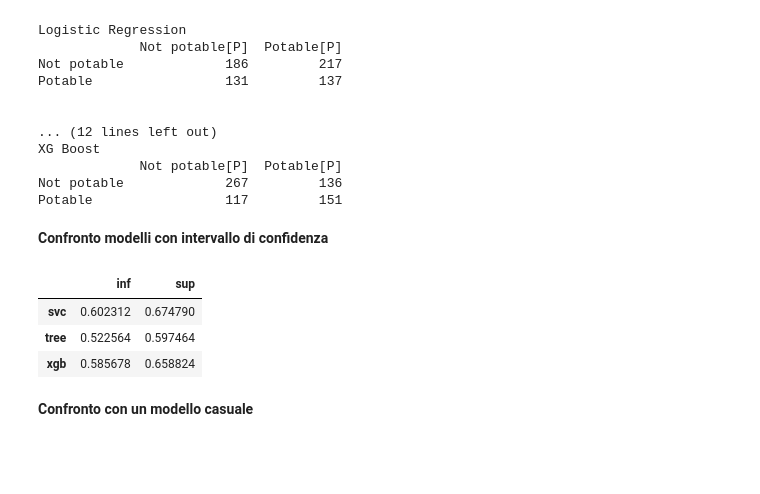
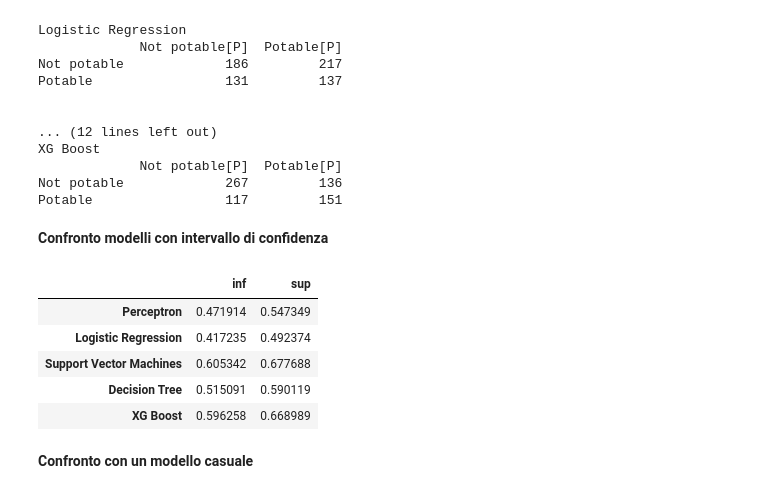
Before and after one commit to aleshark87/data-intensive-project, a Jupyter notebook: Progetto.ipynb, the cells around one changed output. Saved outputs shown, nothing was run; the diff lists cells and outputs as text; code cells hidden in the pictures; blank space fills up the shorter version.

```diff
--- a/Progetto.ipynb
+++ b/Progetto.ipynb
@@ -666,15 +666,23 @@ def confidence_interval(accuracy, N, Z):
 # %%
 #Intervallo di confidenza al 95%
 Z = 1.96
-pd.DataFrame([confidence_interval(accuracy(svc_confusion_m), len(X_val), Z),
+[confidence_interval(accuracy(svc_confusion_m), len(X_val), Z),
               confidence_interval(accuracy(tree_confusion_m), len(X_val), Z),
-              confidence_interval(accuracy(xgb_confusion_m), len(X_val), Z)],
-                 index=["svc", "tree", "xgb"], columns=["inf", "sup"])
+              confidence_interval(accuracy(xgb_confusion_m), len(X_val), Z)]
+pd.DataFrame([confidence_interval(accuracy(confusion_m[models[0]]), len(X_val), Z),
+              confidence_interval(accuracy(confusion_m[models[1]]), len(X_val), Z),
+              confidence_interval(accuracy(confusion_m[models[2]]), len(X_val), Z),
+              confidence_interval(accuracy(confusion_m[models[3]]), len(X_val), Z),
+              confidence_interval(accuracy(confusion_m[models[4]]), len(X_val), Z)],
+              index=models,
+                columns=["inf", "sup"])
 # %% [output]
 |  | inf | sup |
-| svc | 0.602312 | 0.674790 |
-| tree | 0.522564 | 0.597464 |
-| xgb | 0.585678 | 0.658824 |
+| Perceptron | 0.471914 | 0.547349 |
+| Logistic Regression | 0.417235 | 0.492374 |
+| Support Vector Machines | 0.605342 | 0.677688 |
+| Decision Tree | 0.515091 | 0.590119 |
+| XG Boost | 0.596258 | 0.668989 |
 # %% [markdown]
 **Confronto con un modello casuale**
 # %%
```
